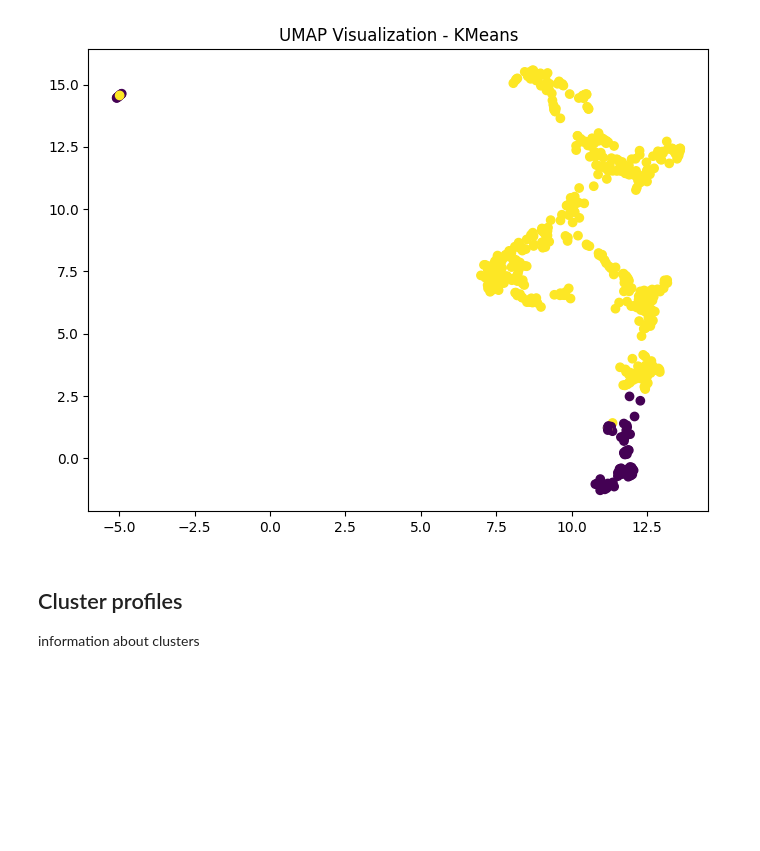
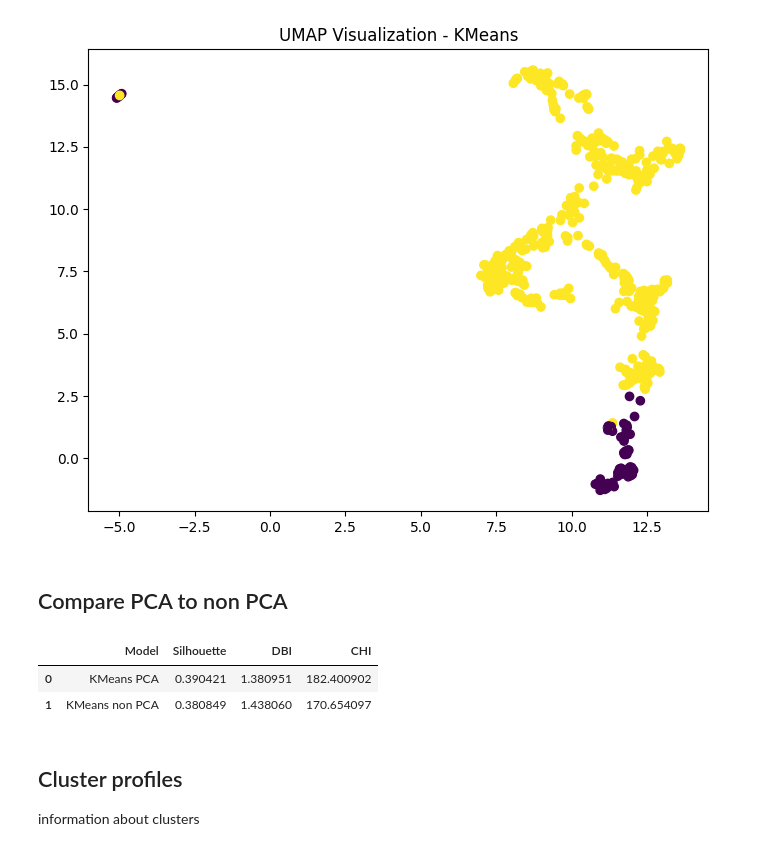
Before and after one commit to Youssef-Abdelazez/final-project, a Jupyter notebook: clustering/KDD_Clustering1.ipynb, the cells around one changed output. Drawn from its saved outputs; the diff is of its cells as text; code cells hidden in the pictures; blank space fills up the shorter version.

```diff
--- a/clustering/KDD_Clustering1.ipynb
+++ b/clustering/KDD_Clustering1.ipynb
@@ -265,6 +297,21 @@ plt.title(f'UMAP Visualization - {best_model}')
 plt.show()
 # %% [output]
 [figure]
+# %% [markdown]
+## Compare PCA to non PCA
+# %%
+k_labels_nonPCA = KMeans(n_clusters=best_k,n_init=20,random_state=42).fit_predict(X_scaled)
+
+comparison_pca = pd.DataFrame([
+['KMeans PCA',silhouette_score(X_pca,k_labels),davies_bouldin_score(X_pca,k_labels),calinski_harabasz_score(X_pca,k_labels)],
+['KMeans non PCA',silhouette_score(X_scaled,k_labels_nonPCA),davies_bouldin_score(X_scaled,k_labels_nonPCA),calinski_harabasz_score(X_scaled,k_labels_nonPCA)],
+],columns=['Model','Silhouette','DBI','CHI'])
+
+display(comparison_pca.sort_values('Silhouette',ascending=False))
+# %% [output]
+|  | Model | Silhouette | DBI | CHI |
+| 0 | KMeans PCA | 0.390421 | 1.380951 | 182.400902 |
+| 1 | KMeans non PCA | 0.380849 | 1.438060 | 170.654097 |
 # %% [markdown]
 ## Cluster profiles
 
```
Also changed, not shown: parts of 7 cells of this notebook.
